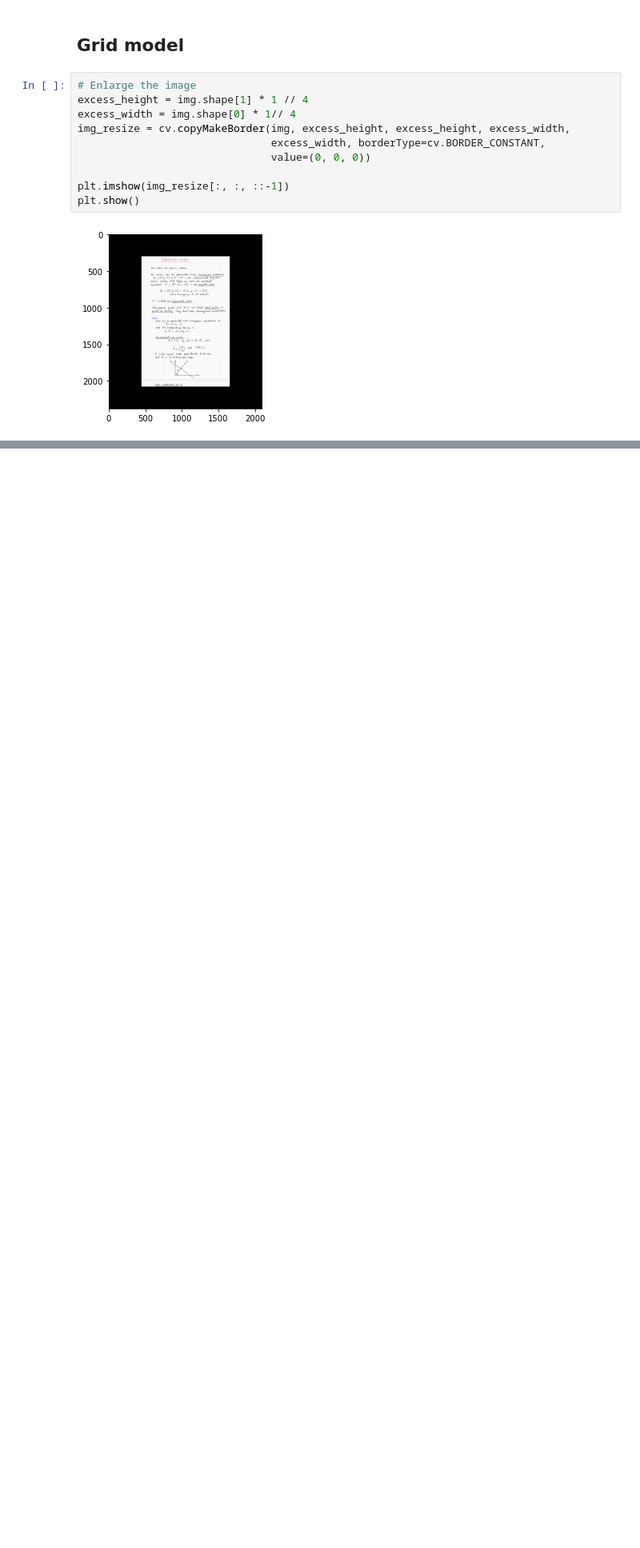
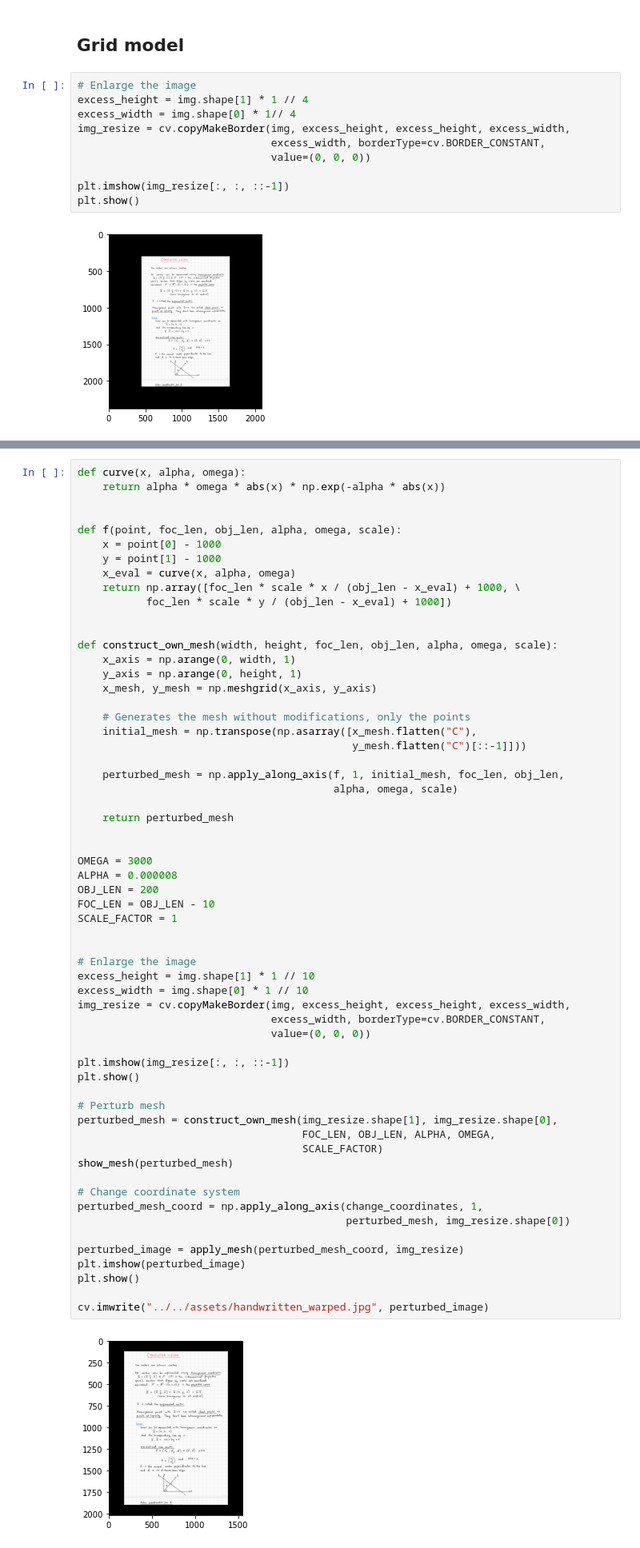
Before and after one commit to hdvanegasm/warper, a Jupyter notebook: notebooks/exploratory/1.0-hdvm-warp-functions.ipynb, the cells around one changed output, grey strips where cells are left out. Shown: that part at 80% size. Drawn from its saved outputs; the diff is of its cells as text; blank space fills up the shorter version.

```diff
--- a/notebooks/exploratory/1.0-hdvm-warp-functions.ipynb
+++ b/notebooks/exploratory/1.0-hdvm-warp-functions.ipynb
@@ -325,0 +319,62 @@ plt.show()
+# %%
+def curve(x, alpha, omega):
+    return alpha * omega * abs(x) * np.exp(-alpha * abs(x))
+
+
+def f(point, foc_len, obj_len, alpha, omega, scale):
+    x = point[0] - 1000
+    y = point[1] - 1000
+    x_eval = curve(x, alpha, omega)
+    return np.array([foc_len * scale * x / (obj_len - x_eval) + 1000, \
+           foc_len * scale * y / (obj_len - x_eval) + 1000])
+
+
+def construct_own_mesh(width, height, foc_len, obj_len, alpha, omega, scale):
+    x_axis = np.arange(0, width, 1)
+    y_axis = np.arange(0, height, 1)
+    x_mesh, y_mesh = np.meshgrid(x_axis, y_axis)
+
+    # Generates the mesh without modifications, only the points
+    initial_mesh = np.transpose(np.asarray([x_mesh.flatten("C"),
+                                            y_mesh.flatten("C")[::-1]]))
+
+    perturbed_mesh = np.apply_along_axis(f, 1, initial_mesh, foc_len, obj_len,
+                                         alpha, omega, scale)
+
+    return perturbed_mesh
+
+
+OMEGA = 3000
+ALPHA = 0.000008
+OBJ_LEN = 200
+FOC_LEN = OBJ_LEN - 10
+SCALE_FACTOR = 1
+
+
+# Enlarge the image
+excess_height = img.shape[1] * 1 // 10
+excess_width = img.shape[0] * 1 // 10
+img_resize = cv.copyMakeBorder(img, excess_height, excess_height, excess_width,
+                               excess_width, borderType=cv.BORDER_CONSTANT,
+                               value=(0, 0, 0))
+
+plt.imshow(img_resize[:, :, ::-1])
+plt.show()
+
+# Perturb mesh
+perturbed_mesh = construct_own_mesh(img_resize.shape[1], img_resize.shape[0],
+                                    FOC_LEN, OBJ_LEN, ALPHA, OMEGA,
+                                    SCALE_FACTOR)
+show_mesh(perturbed_mesh)
+
+# Change coordinate system
+perturbed_mesh_coord = np.apply_along_axis(change_coordinates, 1,
+                                           perturbed_mesh, img_resize.shape[0])
+
+perturbed_image = apply_mesh(perturbed_mesh_coord, img_resize)
+plt.imshow(perturbed_image)
+plt.show()
+
+cv.imwrite("../../assets/handwritten_warped.jpg", perturbed_image)
+# %% [output]
+[figure, added]
```
Also changed, not shown: parts of 9 cells of this notebook, 2 other files.
